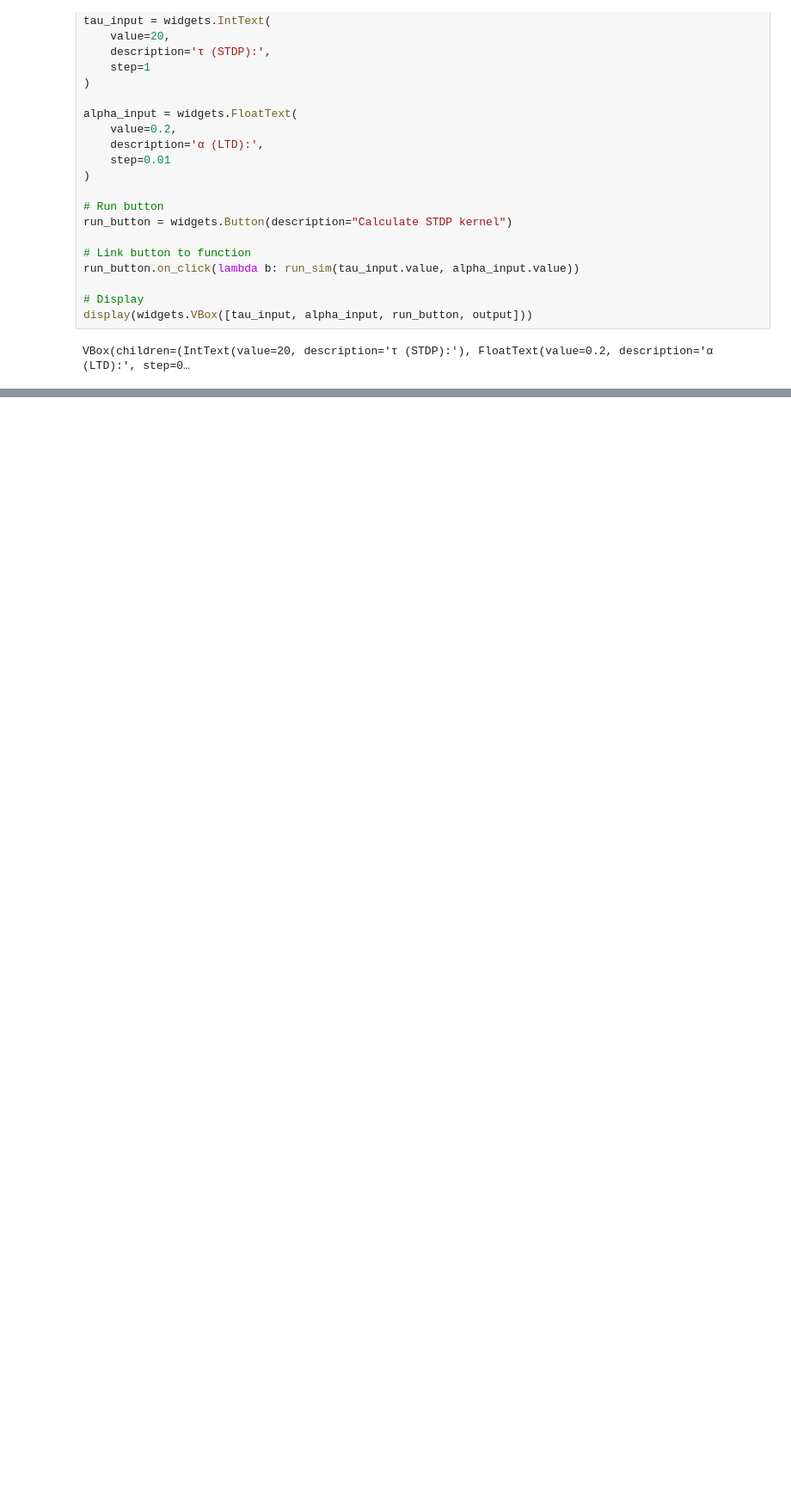
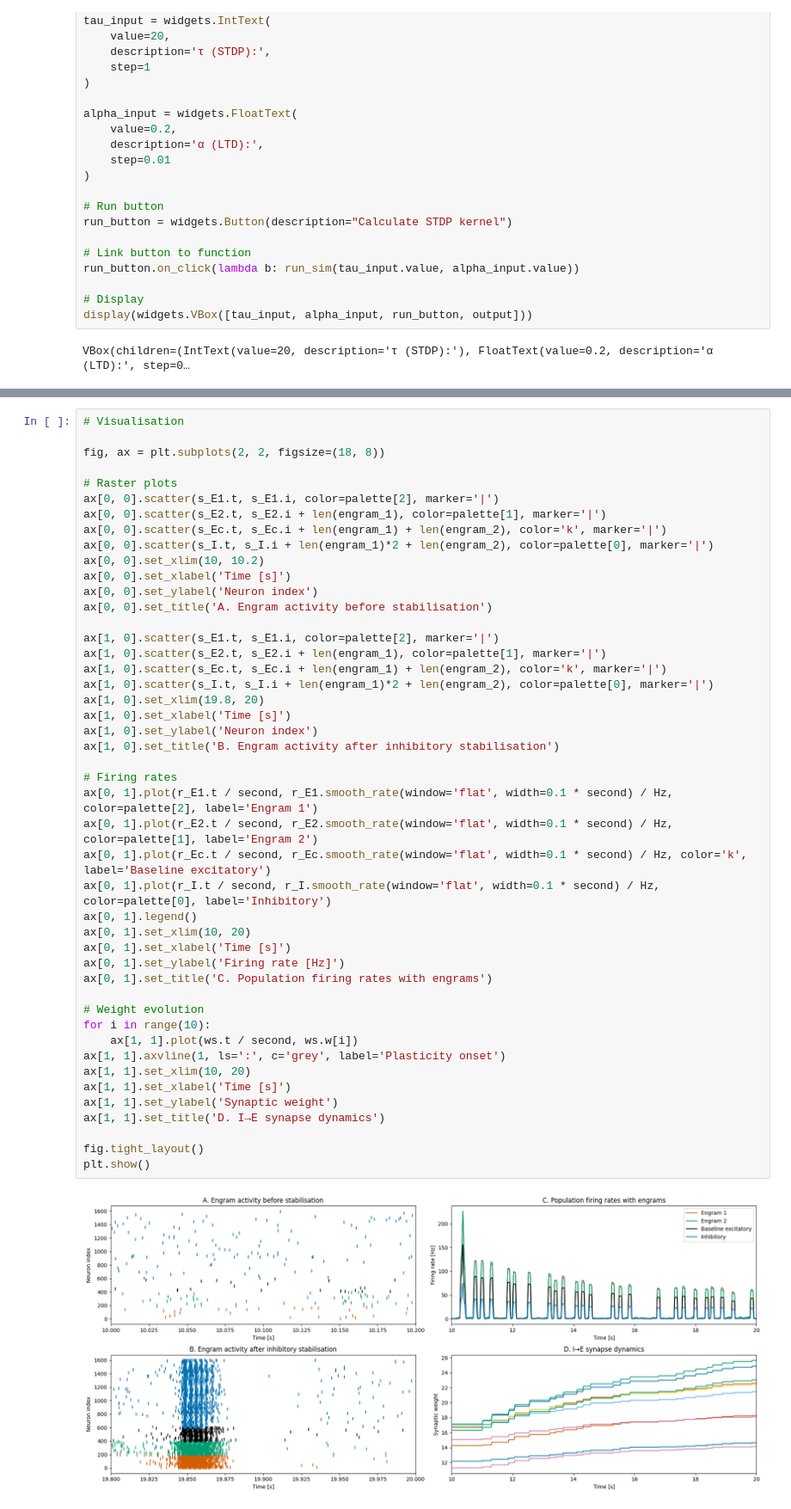
Before and after one commit to prubisch/GRS_2025_spiking_EI_workshop, a Jupyter notebook: Spiking EI Networks - GRS Tutorial.ipynb, the cells around one changed output, grey strips where cells are left out. Shown: that part at 86% size. Cells and saved outputs as stored; diff of their text form; blank space fills up the shorter version.

```diff
--- a/Spiking EI Networks - GRS Tutorial.ipynb
+++ b/Spiking EI Networks - GRS Tutorial.ipynb
@@ -868,0 +816,48 @@ To test this, we apply a weak constant input current to a subset of neurons in `
+# %%
+# Visualisation
+
+fig, ax = plt.subplots(2, 2, figsize=(18, 8))
+
+# Raster plots
+ax[0, 0].scatter(s_E1.t, s_E1.i, color=palette[2], marker='|')
+ax[0, 0].scatter(s_E2.t, s_E2.i + len(engram_1), color=palette[1], marker='|')
+ax[0, 0].scatter(s_Ec.t, s_Ec.i + len(engram_1) + len(engram_2), color='k', marker='|')
+ax[0, 0].scatter(s_I.t, s_I.i + len(engram_1)*2 + len(engram_2), color=palette[0], marker='|')
+ax[0, 0].set_xlim(10, 10.2)
+ax[0, 0].set_xlabel('Time [s]')
+ax[0, 0].set_ylabel('Neuron index')
+ax[0, 0].set_title('A. Engram activity before stabilisation')
+
+ax[1, 0].scatter(s_E1.t, s_E1.i, color=palette[2], marker='|')
+ax[1, 0].scatter(s_E2.t, s_E2.i + len(engram_1), color=palette[1], marker='|')
+ax[1, 0].scatter(s_Ec.t, s_Ec.i + len(engram_1) + len(engram_2), color='k', marker='|')
+ax[1, 0].scatter(s_I.t, s_I.i + len(engram_1)*2 + len(engram_2), color=palette[0], marker='|')
+ax[1, 0].set_xlim(19.8, 20)
+ax[1, 0].set_xlabel('Time [s]')
+ax[1, 0].set_ylabel('Neuron index')
+ax[1, 0].set_title('B. Engram activity after inhibitory stabilisation')
+
+# Firing rates
+ax[0, 1].plot(r_E1.t / second, r_E1.smooth_rate(window='flat', width=0.1 * second) / Hz, color=palette[2], label='Engram 1')
+ax[0, 1].plot(r_E2.t / second, r_E2.smooth_rate(window='flat', width=0.1 * second) / Hz, color=palette[1], label='Engram 2')
+ax[0, 1].plot(r_Ec.t / second, r_Ec.smooth_rate(window='flat', width=0.1 * second) / Hz, color='k', label='Baseline excitatory')
+ax[0, 1].plot(r_I.t / second, r_I.smooth_rate(window='flat', width=0.1 * second) / Hz, color=palette[0], label='Inhibitory')
+ax[0, 1].legend()
+ax[0, 1].set_xlim(10, 20)
+ax[0, 1].set_xlabel('Time [s]')
+ax[0, 1].set_ylabel('Firing rate [Hz]')
+ax[0, 1].set_title('C. Population firing rates with engrams')
+
+# Weight evolution
+for i in range(10):
+    ax[1, 1].plot(ws.t / second, ws.w[i])
+ax[1, 1].axvline(1, ls=':', c='grey', label='Plasticity onset')
+ax[1, 1].set_xlim(10, 20)
+ax[1, 1].set_xlabel('Time [s]')
+ax[1, 1].set_ylabel('Synaptic weight')
+ax[1, 1].set_title('D. I→E synapse dynamics')
+
+fig.tight_layout()
+plt.show()
+# %% [output]
+[figure, added]
```
Also changed, not shown: parts of 35 cells of this notebook.
